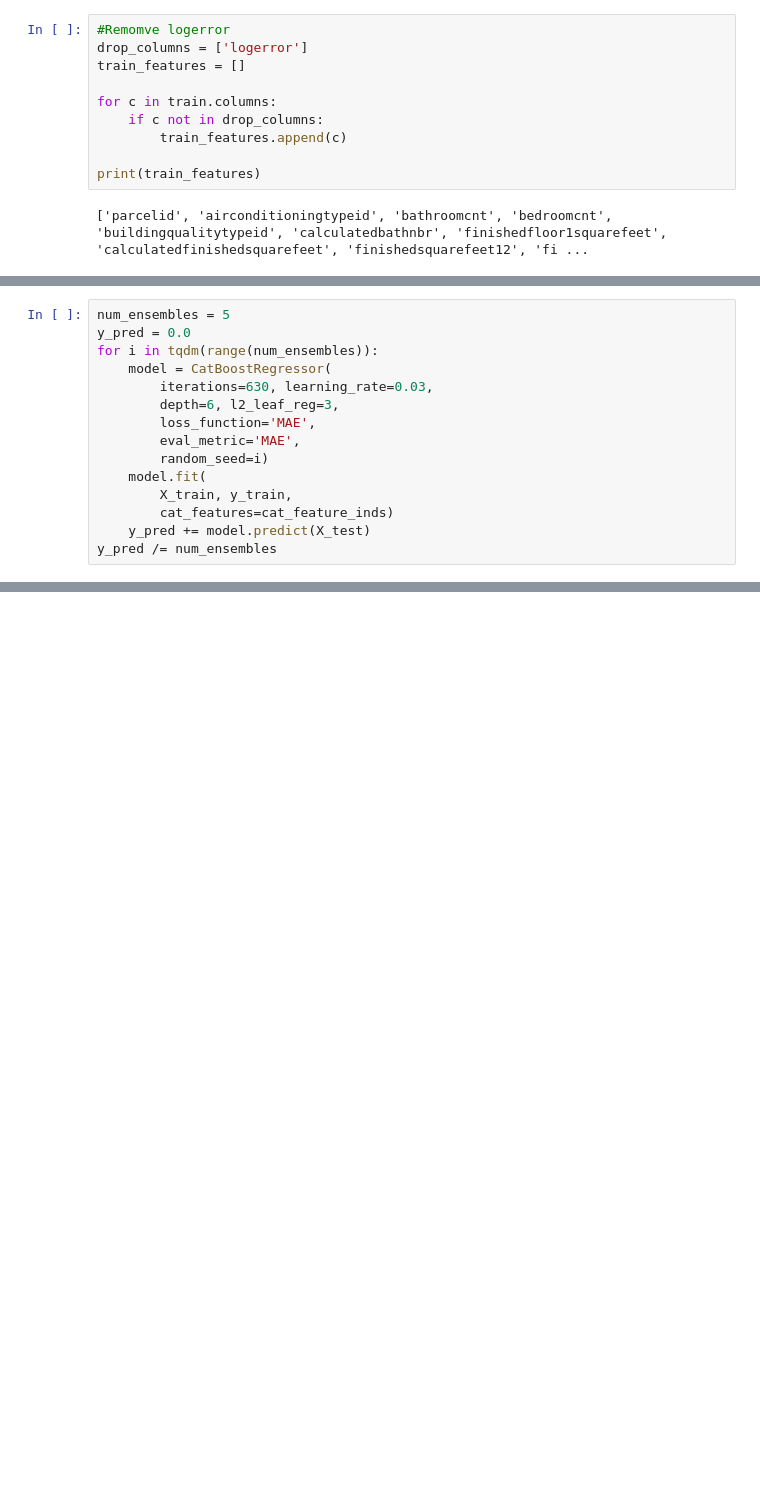
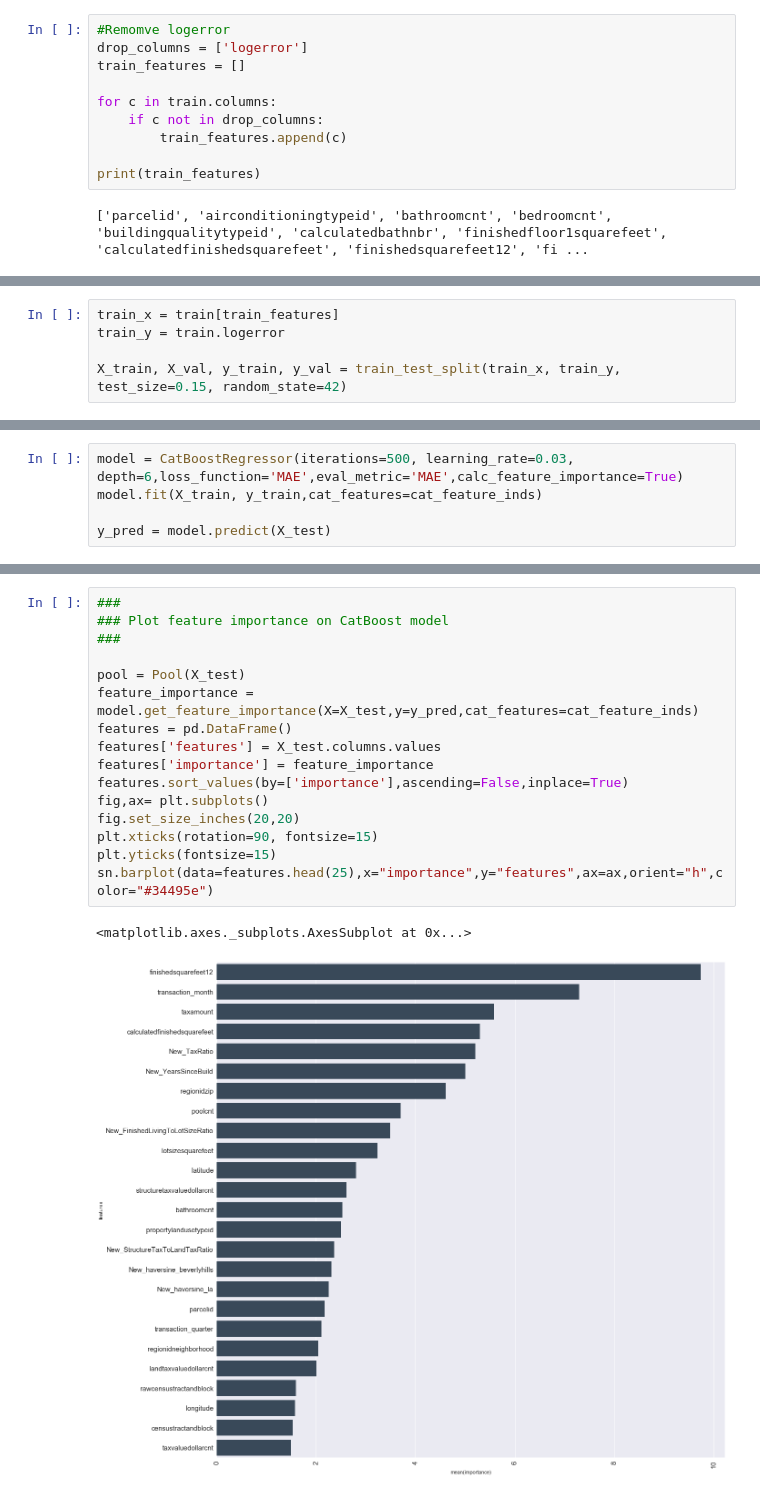
Before and after one commit to rob-burrus/mlnd_capstone_zillow, a Jupyter notebook: Cat Boost.ipynb, the cells around one changed output, grey strips where cells are left out. Cells and saved outputs as stored; diff of their text form; blank space fills up the shorter version.

```diff
--- a/Cat Boost.ipynb
+++ b/Cat Boost.ipynb
@@ -58,0 +56,5 @@ print(X_test.shape)
+# %%
+train_x = train[train_features]
+train_y = train.logerror
+
+X_train, X_val, y_train, y_val = train_test_split(train_x, train_y, test_size=0.15, random_state=42)
@@ -59,16 +111,6 @@ print(X_test.shape)
 # %%
-num_ensembles = 5
-y_pred = 0.0
-for i in tqdm(range(num_ensembles)):
-    model = CatBoostRegressor(
-        iterations=630, learning_rate=0.03,
-        depth=6, l2_leaf_reg=3,
-        loss_function='MAE',
-        eval_metric='MAE',
-        random_seed=i)
-    model.fit(
-        X_train, y_train,
-        cat_features=cat_feature_inds)
-    y_pred += model.predict(X_test)
-y_pred /= num_ensembles
+model = CatBoostRegressor(iterations=500, learning_rate=0.03, depth=6,loss_function='MAE',eval_metric='MAE',calc_feature_importance=True)
+model.fit(X_train, y_train,cat_features=cat_feature_inds)
+
+y_pred = model.predict(X_test)
 # %% [output]
@@ -180,0 +155,19 @@ cat_preds_mod1.csv
+# %%
+###
+### Plot feature importance on CatBoost model
+###
+
+pool = Pool(X_test)
+feature_importance = model.get_feature_importance(X=X_test,y=y_pred,cat_features=cat_feature_inds)
+features = pd.DataFrame()
+features['features'] = X_test.columns.values
+features['importance'] = feature_importance
+features.sort_values(by=['importance'],ascending=False,inplace=True)
+fig,ax= plt.subplots()
+fig.set_size_inches(20,20)
+plt.xticks(rotation=90, fontsize=15)
+plt.yticks(fontsize=15)
+sn.barplot(data=features.head(25),x="importance",y="features",ax=ax,orient="h",color="#34495e")
+# %% [output]
+<matplotlib.axes._subplots.AxesSubplot at 0x...>
+[figure, added]
```
Also changed, not shown: parts of 12 cells of this notebook, 21 other files.
